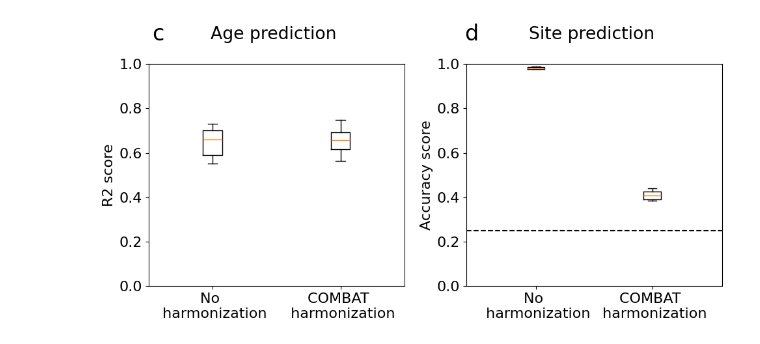
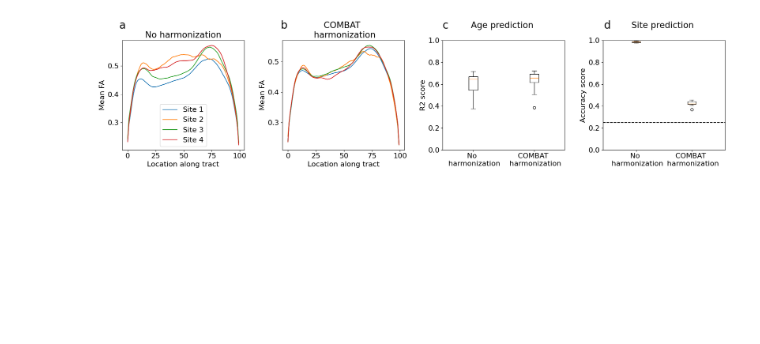
Before and after one commit to nrdg/hbn_harmonization, a Jupyter notebook: hbn_harmonization.ipynb, the cells around one changed output. Saved outputs shown, nothing was run; the diff lists cells and outputs as text; code cells hidden in the pictures; blank space fills up the shorter version.

```diff
--- a/hbn_harmonization.ipynb
+++ b/hbn_harmonization.ipynb
@@ -155,20 +124,36 @@ ax[1].set_xticklabels(["No harmonization", "COMBAT harmonization"])
 # %%
-fig, ax = plt.subplots(1, 2, figsize=(10, 5))
-fig.text(0.1, 0.96, 'c', ha='left', va='top', fontsize=24)
-fig.text(0.58, 0.96, 'd', ha='left', va='top', fontsize=24)
-ax[0].set_title("Age prediction \n")
-ax[0].boxplot([scores, scores_combat])
-ax[0].set_xticklabels(["No \n harmonization", "COMBAT \n harmonization"])
-ax[0].set_ylabel("R2 score")
-ax[0].set_ylim([0, 1])
-ax[1].set_title("Site prediction \n")
-ax[1].boxplot([scores_site, scores_combat_site])
-ax[1].set_xticklabels(["No \n harmonization", "COMBAT \n harmonization"])
-ax[1].set_ylabel("Accuracy score")
-ax[1].set_ylim([0, 1])
-xlim = ax[1].get_xlim()
-ax[1].plot([xlim[0] - 0.1, xlim[1] + 0.1], [0.25, 0.25], "k--")
-ax[1].set_xlim([xlim[0] - 0.1, xlim[1] + 0.1])
+fig, ax = plt.subplots(1, 4, figsize=(20, 5))
+plt.rcParams['font.size'] = 16
+
+fig.text(0.05, 0.96, 'a', ha='left', va='top', fontsize=24)
+fig.text(0.3, 0.96, 'b', ha='left', va='top', fontsize=24)
+fig.text(0.55, 0.96, 'c', ha='left', va='top', fontsize=24)
+fig.text(0.8, 0.96, 'd', ha='left', va='top', fontsize=24)
+
+ax[0].set_title("No harmonization")
+ax[0].plot(np.array([np.mean(X_test[site_test == site, :100], 0) for site in np.unique(site_test)]).T,
+           label=["Site 1", "Site 2", "Site 3", "Site 4"])
+ax[0].set_xlabel("Location along tract", fontsize=16)
+ax[0].set_ylabel("Mean FA")
+ax[0].legend()
+ax[1].set_title("COMBAT \n harmonization")
+ax[1].plot(np.array([np.mean(X_test_combat[site_test == site, :100], 0) for site in np.unique(site_test)]).T,
+           label=["Site 1", "Site 2", "Site 3", "Site 4"])
+ax[1].set_xlabel("Location along tract", fontsize=16)
+ax[1].set_ylabel("Mean FA")
+ax[2].set_title("Age prediction \n")
+ax[2].boxplot([scores, scores_combat])
+ax[2].set_xticklabels(["No \n harmonization", "COMBAT \n harmonization"], fontsize=16)
+ax[2].set_ylabel("R2 score")
+ax[2].set_ylim([0, 1])
+ax[3].set_title("Site prediction \n")
+ax[3].boxplot([scores_site, scores_combat_site])
+ax[3].set_xticklabels(["No \n harmonization", "COMBAT \n harmonization"], fontsize=16)
+ax[3].set_ylabel("Accuracy score")
+ax[3].set_ylim([0, 1])
+xlim = ax[3].get_xlim()
+ax[3].plot([xlim[0] - 0.1, xlim[1] + 0.1], [0.25, 0.25], "k--")
+ax[3].set_xlim([xlim[0] - 0.1, xlim[1] + 0.1])
 plt.tight_layout()
 # %% [output]
-[figure, old version]
+[figure, new version]
```
Also changed, not shown: parts of 6 cells of this notebook.
